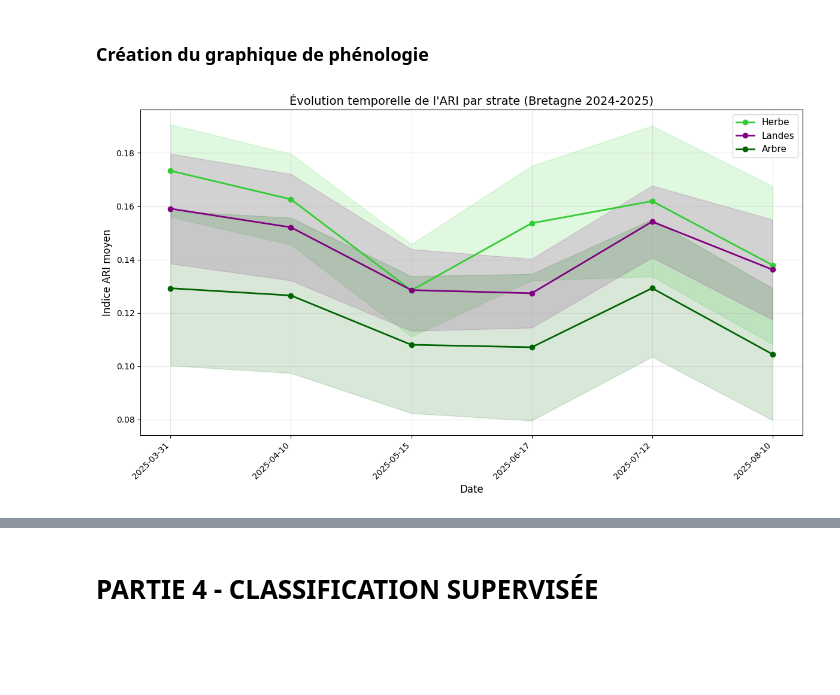
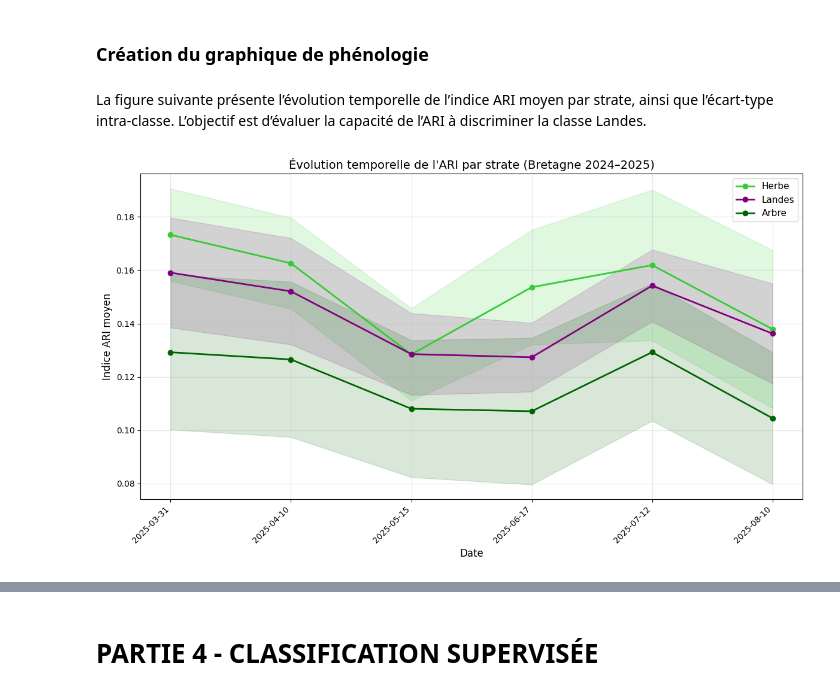
Before and after one commit to diallodjiby/projet_teledectection_DIALLO_Djiby, a Jupyter notebook: projet_telea_DIALLO_Djiby.ipynb, the cells around one changed output, grey strips where cells are left out. Drawn from its saved outputs; the diff is of its cells as text; code cells hidden in the pictures; blank space fills up the shorter version.

```diff
--- a/projet_telea_DIALLO_Djiby.ipynb
+++ b/projet_telea_DIALLO_Djiby.ipynb
@@ -166,15 +180,0 @@ Dates trouvées - B03 : 1, B05 : 1
-# %%
-stack_B03 = RESULTS + "/stack_B03.tif"
-stack_B05 = RESULTS + "/stack_B05.tif"
-
-vrt_B03 = RESULTS + "/temp_B03.vrt"
-vrt_B05 = RESULTS + "/temp_B05.vrt"
-
-gdal.BuildVRT(vrt_B03, bands_B03, separate=True)
-gdal.BuildVRT(vrt_B05, bands_B05, separate=True)
-
-gdal.Translate(stack_B03, vrt_B03, format="GTiff")
-gdal.Translate(stack_B05, vrt_B05, format="GTiff")
-
-os.remove(vrt_B03)
-os.remove(vrt_B05)
@@ -245,32 +253,42 @@ Statistiques calculées pour les 3 classes présentes
 # %% [markdown]
 ### Création du graphique de phénologie
-# %%
-dates = ["2025-03-31", "2025-04-10", "2025-05-15",
-         "2025-06-17", "2025-07-12", "2025-08-10"]
-
-plt.figure(figsize=(12, 7))
-
-labels = ["Herbe", "Landes", "Arbre"]
-colors = ["limegreen", "purple", "darkgreen"]
-
-for i in range(3):
-    plt.plot(dates, moyennes[i, :], label=labels[i], color=colors[i],
-             marker='o', linewidth=2, markersize=6)
-    plt.fill_between(dates, moyennes[i, :] - ecarts_types[i, :],
-                     moyennes[i, :] + ecarts_types[i, :],
-                     alpha=0.15, color=colors[i])
-
-plt.xlabel("Date", fontsize=12)
-plt.ylabel("Indice ARI moyen", fontsize=12)
-plt.title("Évolution temporelle de l'ARI par strate (Bretagne 2024-2025)", fontsize=14)
-plt.legend(loc='best', fontsize=11)
-plt.xticks(rotation=45, ha='right')
-plt.grid(True, alpha=0.3)
-plt.tight_layout()
-plt.savefig(FIG + "/ARI_series.png", dpi=150, bbox_inches='tight')
-plt.show()
-# %% [output]
-[figure, removed]
+# %% [markdown]
+La figure suivante présente l’évolution temporelle de l’indice ARI moyen par strate, ainsi que l’écart-type intra-classe. L’objectif est d’évaluer la capacité de l’ARI à discriminer la classe Landes.
+# %%
+# Dates correspondant aux 6 acquisitions Sentinel-2 de la série Bretagne 2024–2025
+dates = ["2025-03-31", "2025-04-10", "2025-05-15",
+         "2025-06-17", "2025-07-12", "2025-08-10"]
+
+plt.figure(figsize=(12, 7))
+
+labels = ["Herbe", "Landes", "Arbre"]
+colors = ["limegreen", "purple", "darkgreen"]
+
+for i in range(3):
+    plt.plot(dates, moyennes[i, :],
+             label=labels[i],
+             color=colors[i],
+             marker='o',
+             linewidth=2,
+             markersize=6)
+
+    plt.fill_between(dates,
+                     moyennes[i, :] - ecarts_types[i, :],
+                     moyennes[i, :] + ecarts_types[i, :],
+                     alpha=0.15,
+                     color=colors[i])
+
+plt.xlabel("Date", fontsize=12)
+plt.ylabel("Indice ARI moyen", fontsize=12)
+plt.title("Évolution temporelle de l'ARI par strate (Bretagne 2024–2025)", fontsize=14)
+plt.legend(loc="best", fontsize=11)
+plt.xticks(rotation=45, ha="right")
+plt.grid(True, alpha=0.3)
+plt.tight_layout()
+plt.savefig(FIG + "/ARI_series.png", dpi=150, bbox_inches="tight")
+plt.show()
+# %% [output]
+[figure, added]
 # %% [markdown]
 ### Analyse de la phénologie ARI
 
```
Also changed, not shown: parts of 31 cells of this notebook, 1 other file.
